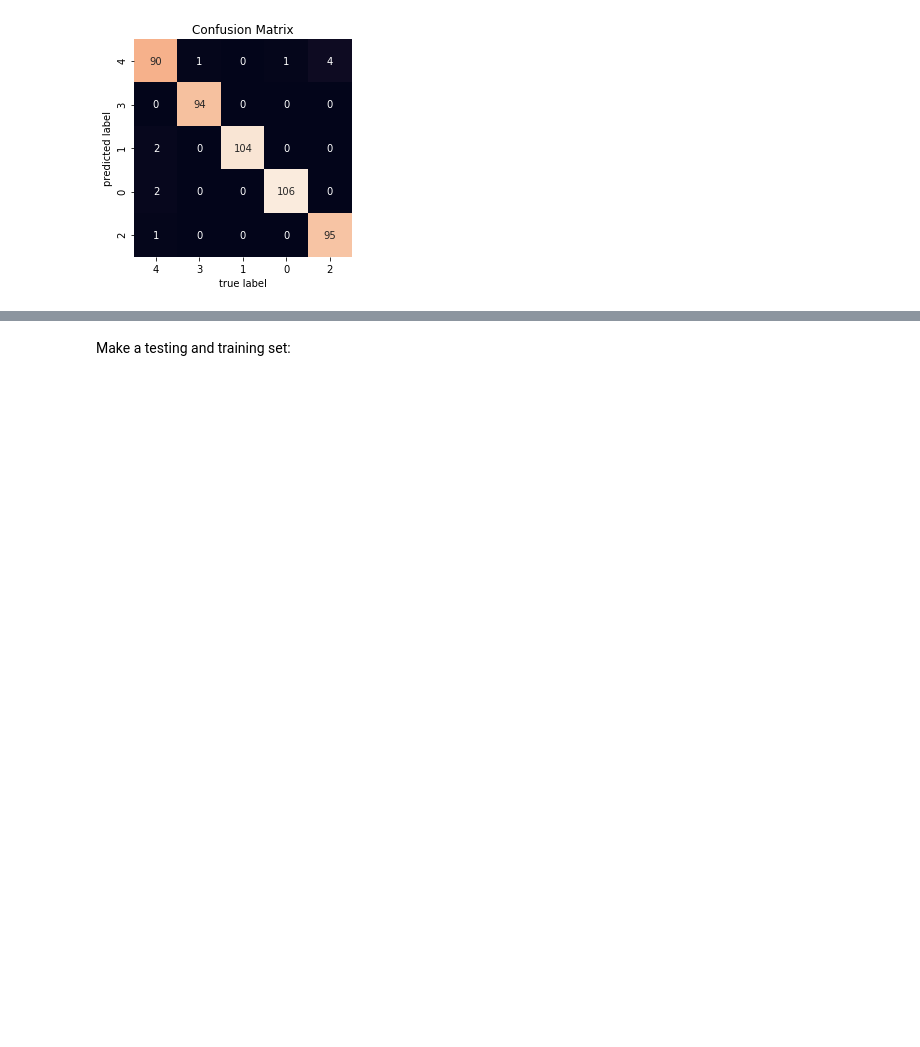
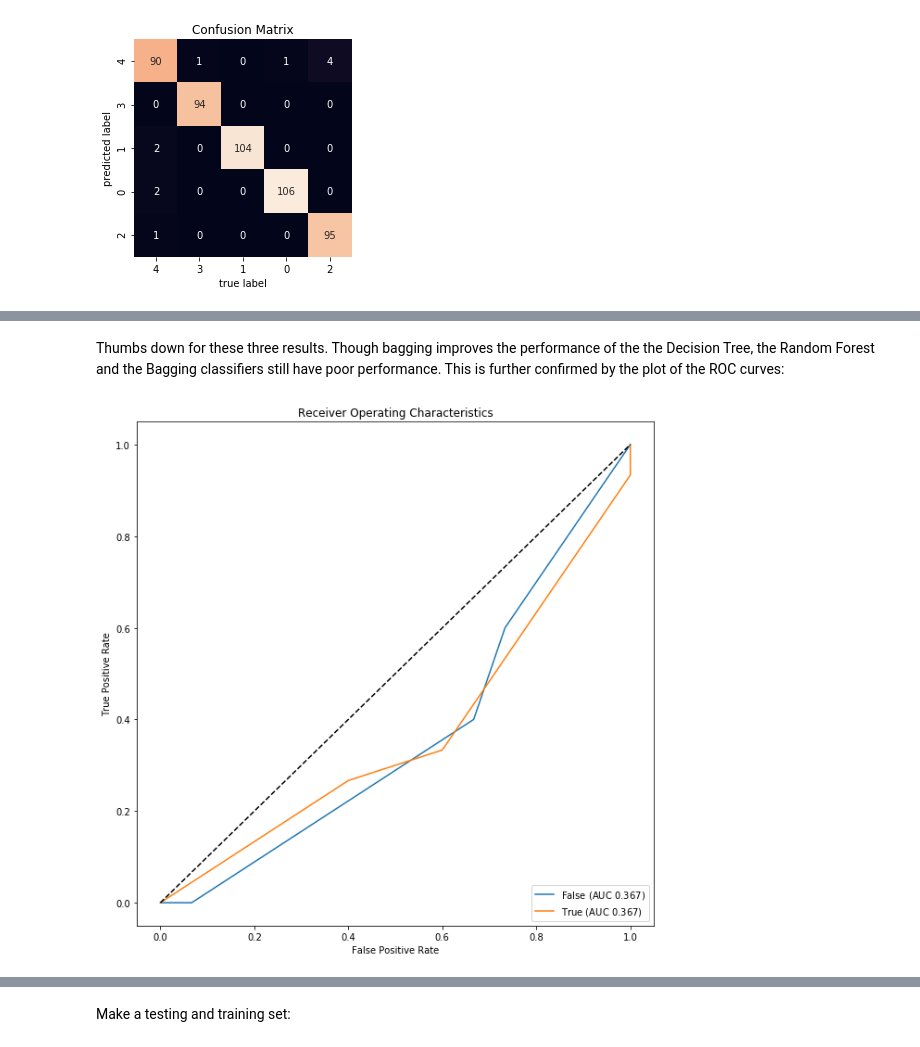
Before and after one commit to luisesanmartin/Content-Analysis-2020, a Jupyter notebook: week-3/3-Classification.ipynb, the cells around one changed output, grey strips where cells are left out. Drawn from its saved outputs; the diff is of its cells as text; code cells hidden in the pictures; blank space fills up the shorter version.

```diff
--- a/week-3/3-Classification.ipynb
+++ b/week-3/3-Classification.ipynb
@@ -1411,0 +1537,6 @@ lucem_illud_2020.plotConfusionMatrix(bag, df_exampleTree_test)
+# %% [markdown]
+Thumbs down for these three results. Though bagging improves the performance of the the Decision Tree, the Random Forest and the Bagging classifiers still have poor performance. This is further confirmed by the plot of the ROC curves:
+# %%
+lucem_illud_2020.plotMultiROC(clf_tree, test_df_dt)
+# %% [output]
+[figure, added]
```
Also changed, not shown: parts of 58 cells of this notebook.
